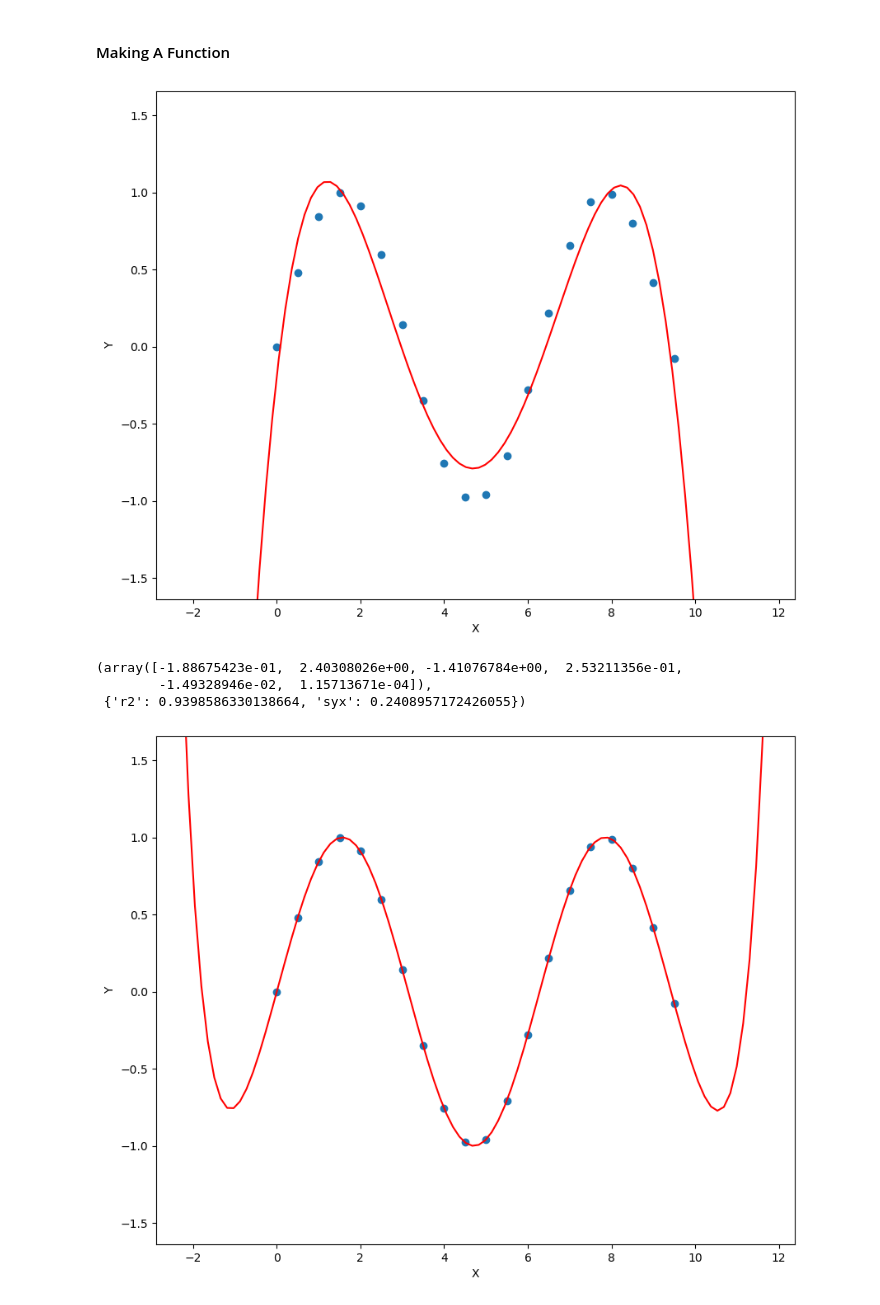
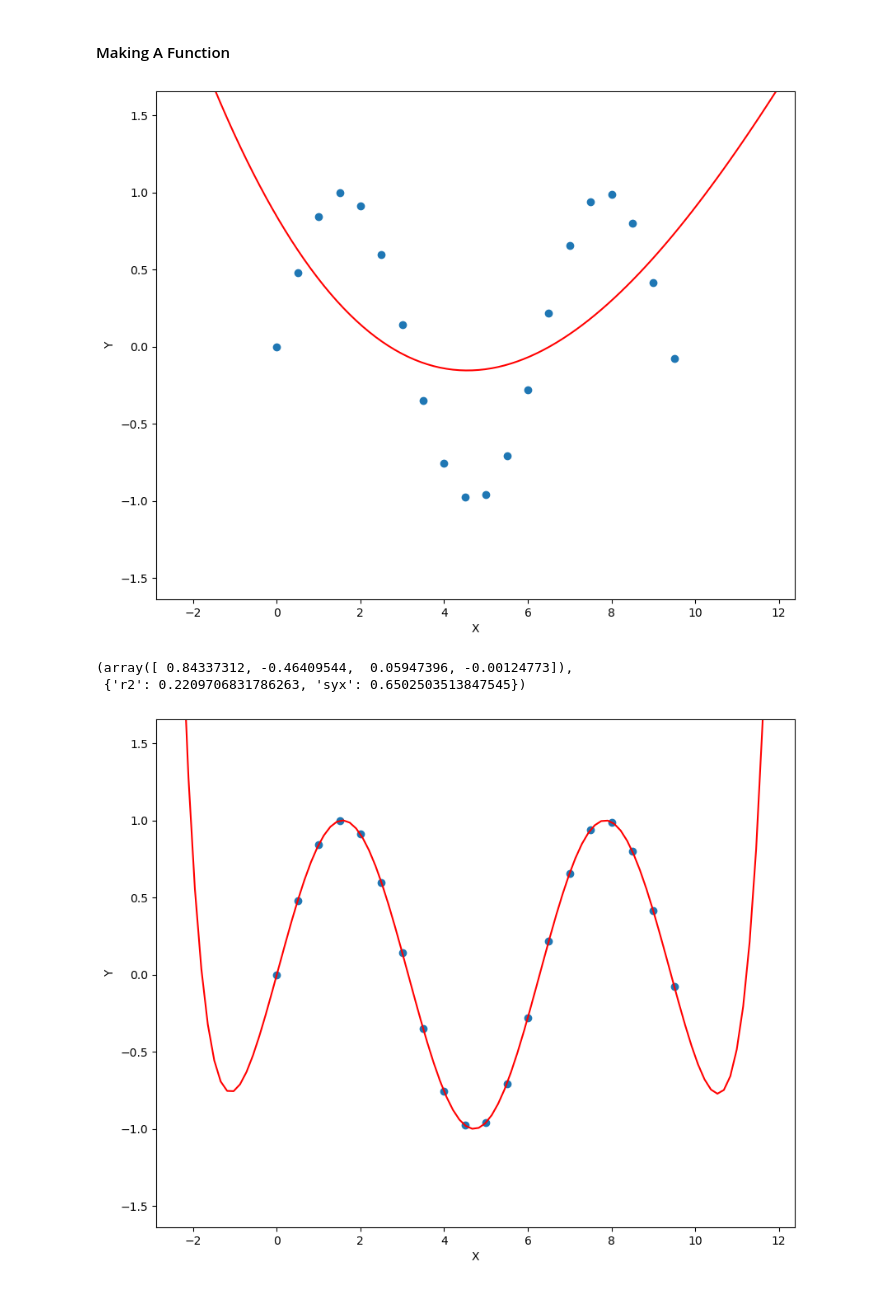
Before and after one commit to Hari31416/MSc_Project, a Jupyter notebook: Numerical_Methods/Curve_Fitting.ipynb, the cells around one changed output. Saved outputs shown, nothing was run; the diff lists cells and outputs as text; code cells hidden in the pictures.

```diff
--- a/Numerical_Methods/Curve_Fitting.ipynb
+++ b/Numerical_Methods/Curve_Fitting.ipynb
@@ -481,6 +481,8 @@ def poly_regression(X, Y, order=3, plot=True, stats = True):
     """
     Xis = np.zeros(2*order+1)
     Yis = np.zeros(order+1)
+    n=len(X)
+    # m=order
     for i in range(0, 2*order+1):
         if i ==0:
             Xis[i] = n
@@ -518,7 +520,7 @@ def poly_regression(X, Y, order=3, plot=True, stats = True):
         ymean = np.mean(Y)
         y_pred = predict(X)
         Sr = np.sum((Y-y_pred)**2)
-        SYX = np.sqrt(Sr/(n-m-1))
+        SYX = np.sqrt(Sr/(n-order-1))
         #r2
         r2 = (np.sum((Y-ymean)**2)-Sr)/(np.sum((Y-ymean)**2))
         stats = {"r2": r2, "syx": SYX}
@@ -528,10 +532,9 @@ def poly_regression(X, Y, order=3, plot=True, stats = True):
 # %%
-poly_regression(X, Y, order=5, plot=True, stats = True)
+poly_regression(X, Y, order=3, plot=True, stats = True)
 # %% [output]
-[figure, old version]
+[figure, new version]
-(array([-1.88675423e-01,  2.40308026e+00, -1.41076784e+00,  2.53211356e-01,
-        -1.49328946e-02,  1.15713671e-04]),
- {'r2': 0.9398586330138664, 'syx': 0.2408957172426055})
+(array([ 0.84337312, -0.46409544,  0.05947396, -0.00124773]),
+ {'r2': 0.2209706831786263, 'syx': 0.6502503513847545})
 # %%
 poly_regression(X, Y, order=10, plot=True, stats = True)
 # %% [output]
```
Also changed, not shown: parts of 1 cell of this notebook, 17 other files.
